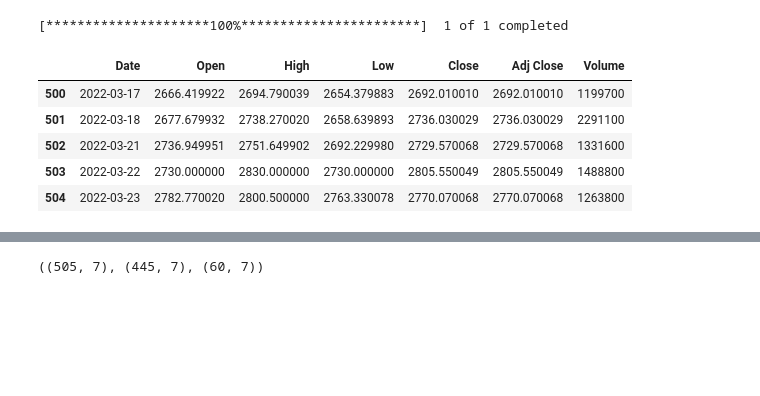
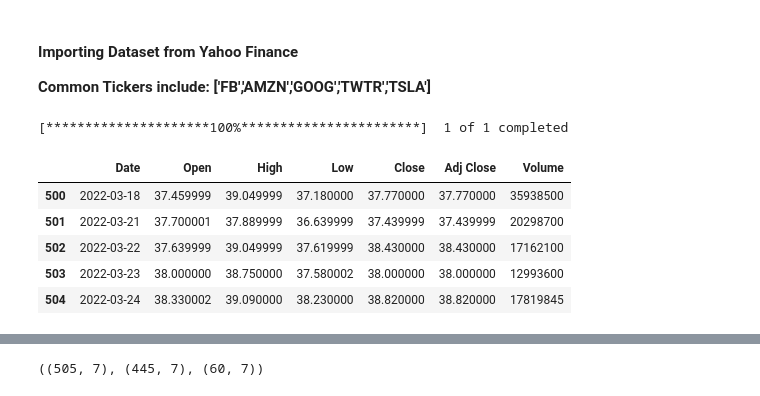
Before and after one commit to karenpinto1602/Stock-Market-Prediction-and-Analysis, a Jupyter notebook: Forecast/LSTM.ipynb, the cells around one changed output, grey strips where cells are left out. Cells and saved outputs as stored; diff of their text form; code cells hidden in the pictures; blank space fills up the shorter version.

```diff
--- a/Forecast/LSTM.ipynb
+++ b/Forecast/LSTM.ipynb
@@ -3,17 +3,21 @@ import numpy as np
 import pandas as pd
 import matplotlib.pyplot as plt
 from sklearn.preprocessing import MinMaxScaler
+# %% [markdown]
+#### Importing Dataset from Yahoo Finance
+
+**Common Tickers include: ['FB','AMZN','GOOG','TWTR','TSLA']**
 # %%
 import yfinance as yf
-stock_symbol = 'GOOG'
+stock_symbol = 'TWTR'
 data = yf.download(tickers=stock_symbol,period='2y',interval='1d')
 data = data.reset_index()
 data.tail()
 # %% [output]
 [*********************100%***********************]  1 of 1 completed
 |  | Date | Open | High | Low | Close | Adj Close | Volume |
-| 500 | 2022-03-17 | 2666.419922 | 2694.790039 | 2654.379883 | 2692.010010 | 2692.010010 | 1199700 |
-| 501 | 2022-03-18 | 2677.679932 | 2738.270020 | 2658.639893 | 2736.030029 | 2736.030029 | 2291100 |
-| 502 | 2022-03-21 | 2736.949951 | 2751.649902 | 2692.229980 | 2729.570068 | 2729.570068 | 1331600 |
-| 503 | 2022-03-22 | 2730.000000 | 2830.000000 | 2730.000000 | 2805.550049 | 2805.550049 | 1488800 |
-| 504 | 2022-03-23 | 2782.770020 | 2800.500000 | 2763.330078 | 2770.070068 | 2770.070068 | 1263800 |
+| 500 | 2022-03-18 | 37.459999 | 39.049999 | 37.180000 | 37.770000 | 37.770000 | 35938500 |
+| 501 | 2022-03-21 | 37.700001 | 37.889999 | 36.639999 | 37.439999 | 37.439999 | 20298700 |
+| 502 | 2022-03-22 | 37.639999 | 39.049999 | 37.619999 | 38.430000 | 38.430000 | 17162100 |
+| 503 | 2022-03-23 | 38.000000 | 38.750000 | 37.580002 | 38.000000 | 38.000000 | 12993600 |
+| 504 | 2022-03-24 | 38.330002 | 39.090000 | 38.230000 | 38.820000 | 38.820000 | 17819845 |
```
Also changed, not shown: parts of 22 cells of this notebook, 7 other files.
